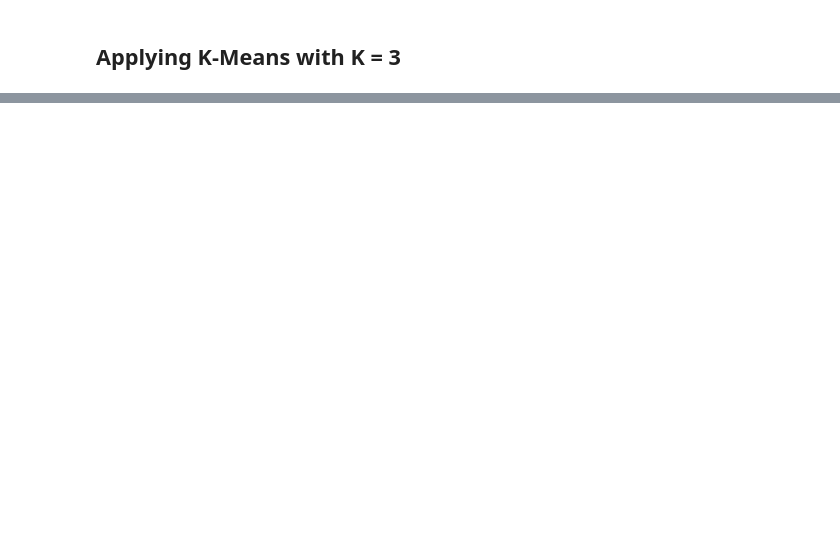
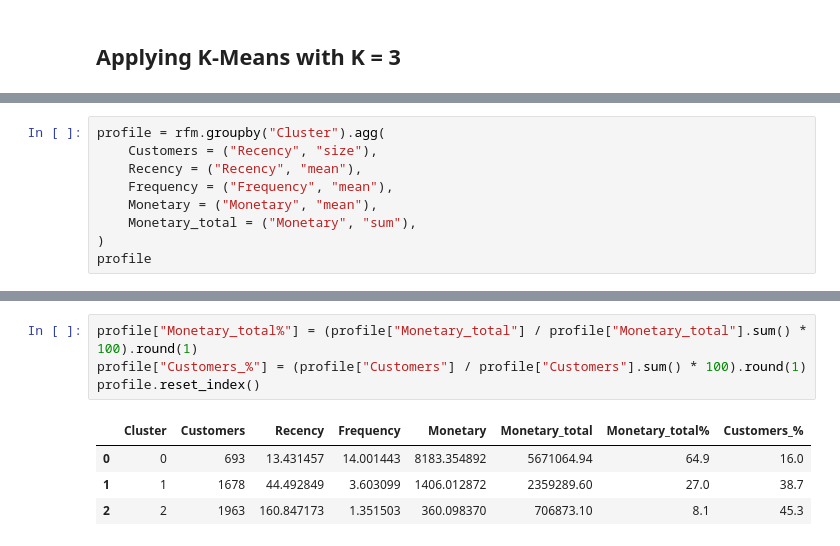
Before and after one commit to youssef-boudouar/cartSense, a Jupyter notebook: notebook/cartSense.ipynb, the cells around one changed output, grey strips where cells are left out. Saved outputs shown, nothing was run; the diff lists cells and outputs as text; blank space fills up the shorter version.

```diff
--- a/notebook/cartSense.ipynb
+++ b/notebook/cartSense.ipynb
@@ -213,0 +216,9 @@ rfm.groupby("Cluster")[["Recency", "Frequency", "Monetary"]].mean()
+# %%
+profile = rfm.groupby("Cluster").agg(
+    Customers = ("Recency", "size"),
+    Recency = ("Recency", "mean"),
+    Frequency = ("Frequency", "mean"),
+    Monetary = ("Monetary", "mean"),
+    Monetary_total = ("Monetary", "sum"),
+)
+profile
@@ -213,0 +231,9 @@ rfm.groupby("Cluster")[["Recency", "Frequency", "Monetary"]].mean()
+# %%
+profile["Monetary_total%"] = (profile["Monetary_total"] / profile["Monetary_total"].sum() * 100).round(1)
+profile["Customers_%"] = (profile["Customers"] / profile["Customers"].sum() * 100).round(1)
+profile.reset_index()
+# %% [output]
+|  | Cluster | Customers | Recency | Frequency | Monetary | Monetary_total | Monetary_total% | Customers_% |
+| 0 | 0 | 693 | 13.431457 | 14.001443 | 8183.354892 | 5671064.94 | 64.9 | 16.0 |
+| 1 | 1 | 1678 | 44.492849 | 3.603099 | 1406.012872 | 2359289.60 | 27.0 | 38.7 |
+| 2 | 2 | 1963 | 160.847173 | 1.351503 | 360.098370 | 706873.10 | 8.1 | 45.3 |
```
Also changed, not shown: parts of 8 cells of this notebook.
